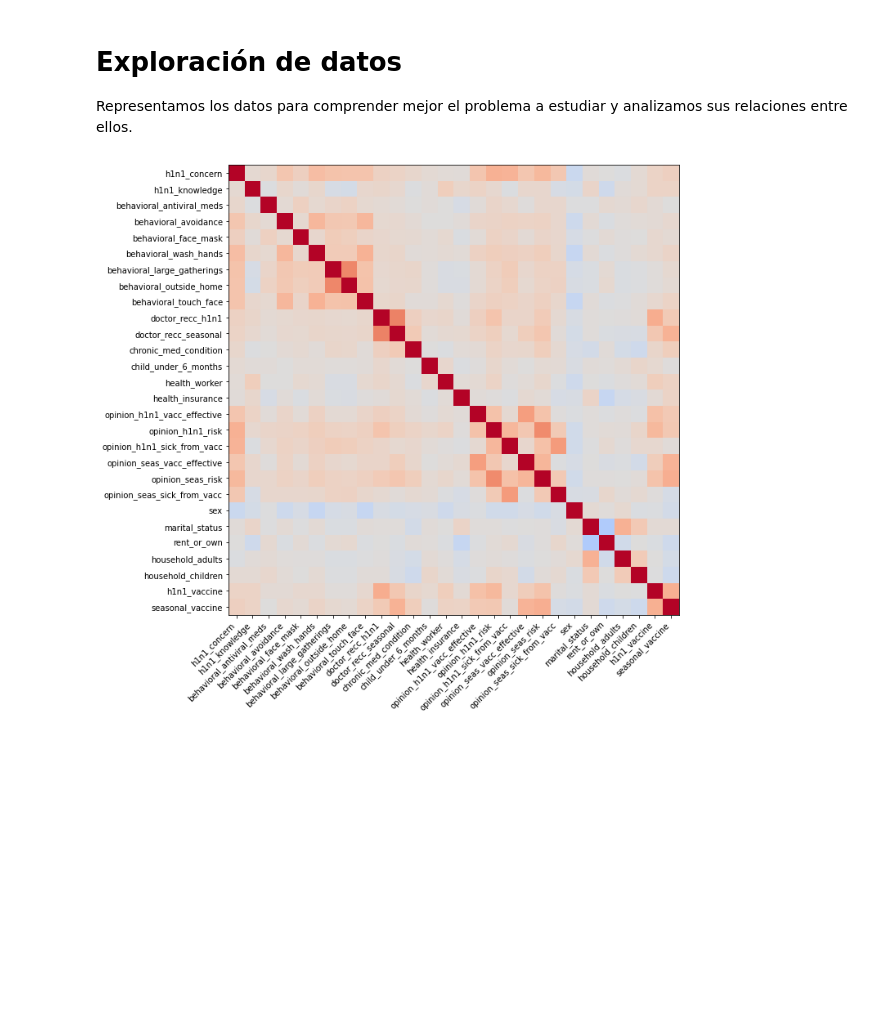
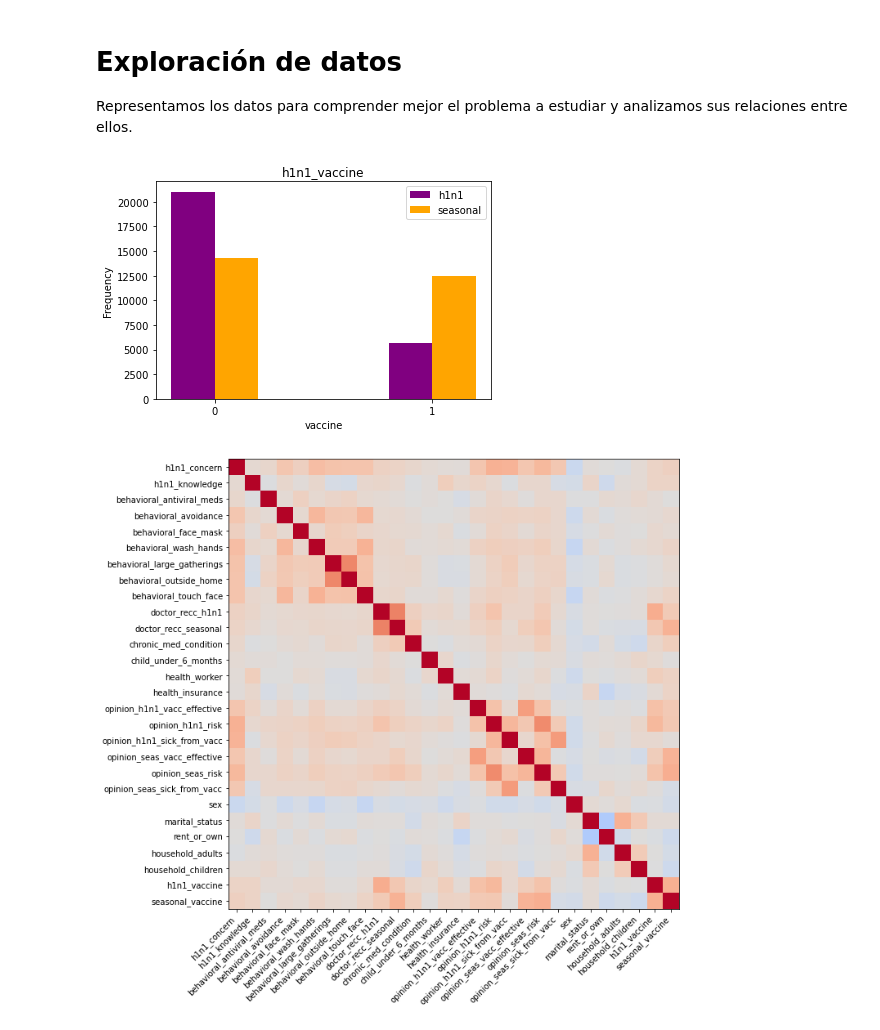
Before and after one commit to Mapachana/Practicas-IN, a Jupyter notebook: P3/graficas.ipynb, the cells around one changed output. Cells and saved outputs as stored; diff of their text form; code cells hidden in the pictures; blank space fills up the shorter version.

```diff
--- a/P3/graficas.ipynb
+++ b/P3/graficas.ipynb
@@ -130,6 +130,29 @@ Representamos los datos para comprender mejor el problema a estudiar y analizamo
 # %%
 # Imputamos valores con el valor mas comun
 data_nonan = data.apply(lambda x: x.fillna(x.value_counts().index[0]))
+# %%
+n_vacunados_h1n1 = data['h1n1_vaccine'].sum()
+n_no_vacunados_h1n1 = data.shape[0]-n_vacunados_h1n1
+n_vacunados_seas = data['seasonal_vaccine'].sum()
+n_no_vacunados_seas = data.shape[0]-n_vacunados_seas
+
+h1n1 = [n_no_vacunados_h1n1, n_vacunados_h1n1]
+seas = [n_no_vacunados_seas, n_vacunados_seas]
+
+plt.figure()
+bar_w = 0.2
+xaxis = np.array([0, 1])
+plt.bar(xaxis-bar_w/2, h1n1, width=bar_w, label='h1n1', color='purple')
+plt.bar(xaxis+bar_w/2, seas, width=bar_w, label='seasonal', color='orange')
+plt.xlabel("vaccine")
+plt.ylabel("Frequency")
+plt.title("h1n1_vaccine")
+plt.xticks(xaxis)
+plt.legend(loc="best")
+plt.savefig("desbalanceo.pdf")
+plt.show()
+# %% [output]
+[figure, added]
 # %%
 data_non_qualitative = data_nonan.drop(columns=cualitative_cols)
 covariance = data_non_qualitative.corr().values
```
Also changed, not shown: parts of 1 cell of this notebook, 4 other files.
